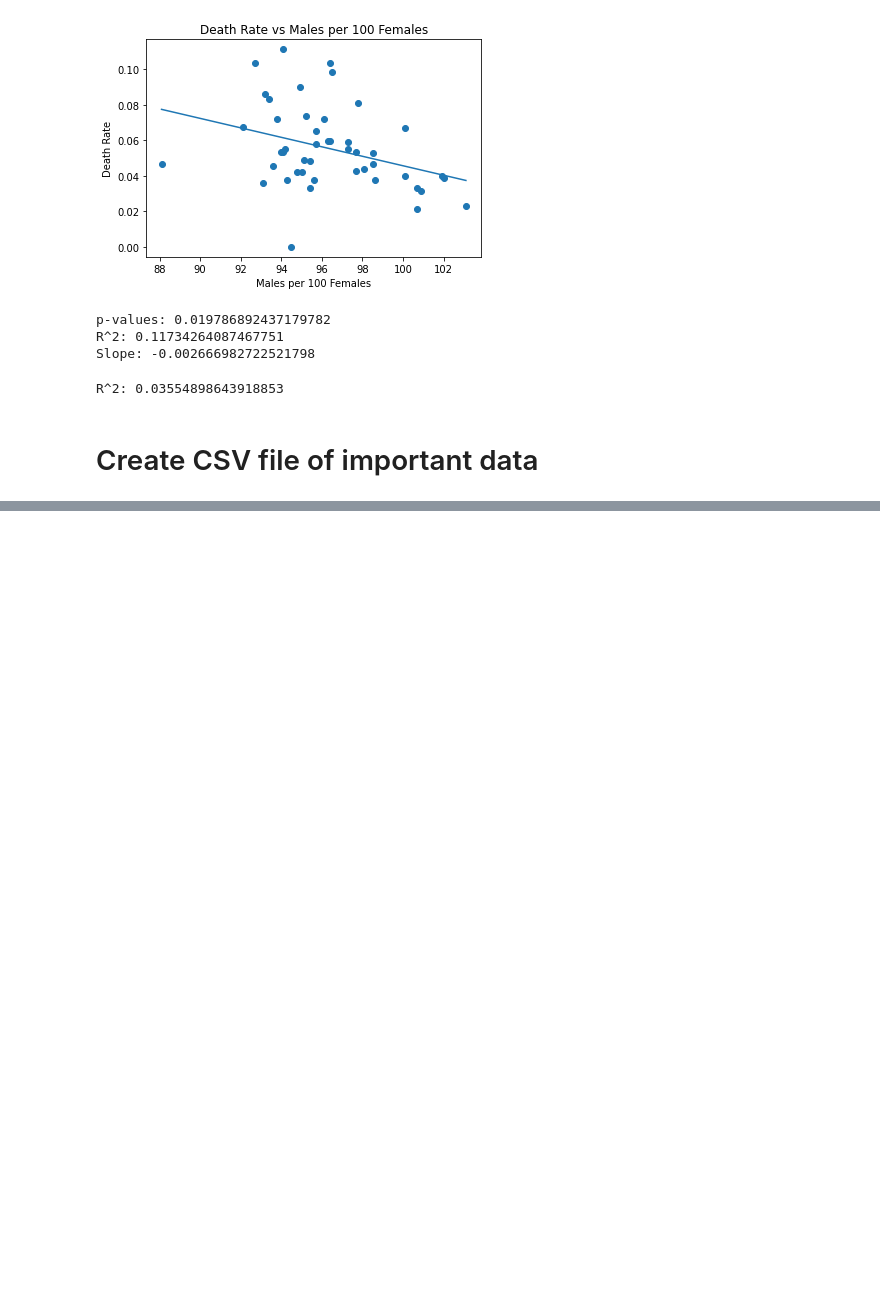
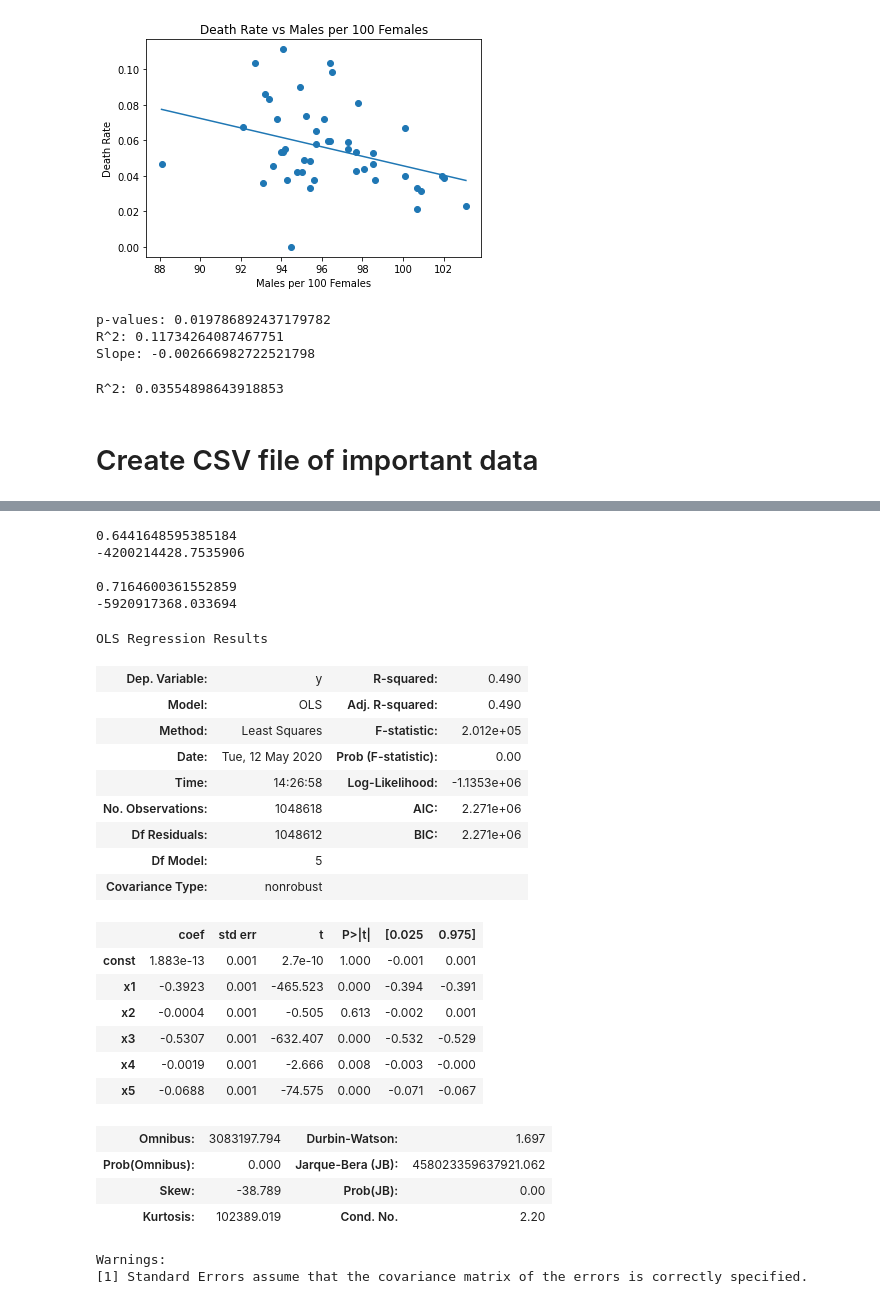
Before and after one commit to amkrutsinger/covid19finalproject, a Jupyter notebook: regression/regression.ipynb, the cells around one changed output, grey strips where cells are left out. Saved outputs shown, nothing was run; the diff lists cells and outputs as text; code cells hidden in the pictures; blank space fills up the shorter version.

```diff
--- a/regression/regression.ipynb
+++ b/regression/regression.ipynb
@@ -648,0 +652,70 @@ Index(['Latitude', 'Confirmed', 'Deaths', 'Recovered', 'Active', 'Population',
+# %%
+df = result
+temp = df['Avg Temperature (C)']
+pop_den = df['Population Density (/mi^2)']
+heat = df['Avg Max Heat Index (C)']
+income = df['Median Household Income ($)']
+sex_ratio = df['Males per 100 Females']
+air_quality = df['Median AQI']
+incidence_rate = df['Incidence Rate']
+death_rate = df['Death Rate']
+X = np.array([temp, pop_den, income, sex_ratio, air_quality]).T
+y1 = np.array(death_rate)
+Y2 = np.array(incidence_rate)
+xs = preprocessing.scale(X)
+ys1 = preprocessing.scale(y1)
+ys2 = preprocessing.scale(Y2)
+reg1 = LinearRegression()
+reg1 = reg1.fit(xs,ys1)
+Y_pred = reg1.predict(xs)
+rmse1 = np.sqrt(mean_squared_error(Y1, Y_pred))
+r2_1 = reg1.score(X, ys1)
+
+print(rmse)
+print(r2_1)
+print()
+
+reg2 = LinearRegression()
+reg2 = reg1.fit(xs,ys2)
+Y_pred = reg2.predict(xs)
+rmse2 = np.sqrt(mean_squared_error(Y2, Y_pred))
+r2_2 = reg2.score(X, ys2)
+
+print(rmse2)
+print(r2_2)
+# %% [output]
+0.6441648595385184
+-4200214428.7535906
+
+0.7164600361552859
+-5920917368.033694
+# %%
+regr = LinearRegression()
+regr.fit(xs, Y1)
+X_constant = sm.add_constant(xs)
+model1 = sm.OLS(ys1, X_constant).fit()
+model1.summary()
+# %% [output]
+OLS Regression Results
+| Dep. Variable: | y | R-squared: | 0.490 |
+| Model: | OLS | Adj. R-squared: | 0.490 |
+| Method: | Least Squares | F-statistic: | 2.012e+05 |
+| Date: | Tue, 12 May 2020 | Prob (F-statistic): | 0.00 |
+| Time: | 14:26:58 | Log-Likelihood: | -1.1353e+06 |
+| No. Observations: | 1048618 | AIC: | 2.271e+06 |
+| Df Residuals: | 1048612 | BIC: | 2.271e+06 |
+| Df Model: | 5 |  |  |
+| Covariance Type: | nonrobust |  |  |
+|  | coef | std err | t | P>|t| | [0.025 | 0.975] |
+| const | 1.883e-13 | 0.001 | 2.7e-10 | 1.000 | -0.001 | 0.001 |
+| x1 | -0.3923 | 0.001 | -465.523 | 0.000 | -0.394 | -0.391 |
+| x2 | -0.0004 | 0.001 | -0.505 | 0.613 | -0.002 | 0.001 |
+| x3 | -0.5307 | 0.001 | -632.407 | 0.000 | -0.532 | -0.529 |
+| x4 | -0.0019 | 0.001 | -2.666 | 0.008 | -0.003 | -0.000 |
+| x5 | -0.0688 | 0.001 | -74.575 | 0.000 | -0.071 | -0.067 |
+| Omnibus: | 3083197.794 | Durbin-Watson: | 1.697 |
+| Prob(Omnibus): | 0.000 | Jarque-Bera (JB): | 458023359637921.062 |
+| Skew: | -38.789 | Prob(JB): | 0.00 |
+| Kurtosis: | 102389.019 | Cond. No. | 2.20 |
+Warnings:
+[1] Standard Errors assume that the covariance matrix of the errors is correctly specified.
```
Also changed, not shown: parts of 5 cells of this notebook, 1 other file.
